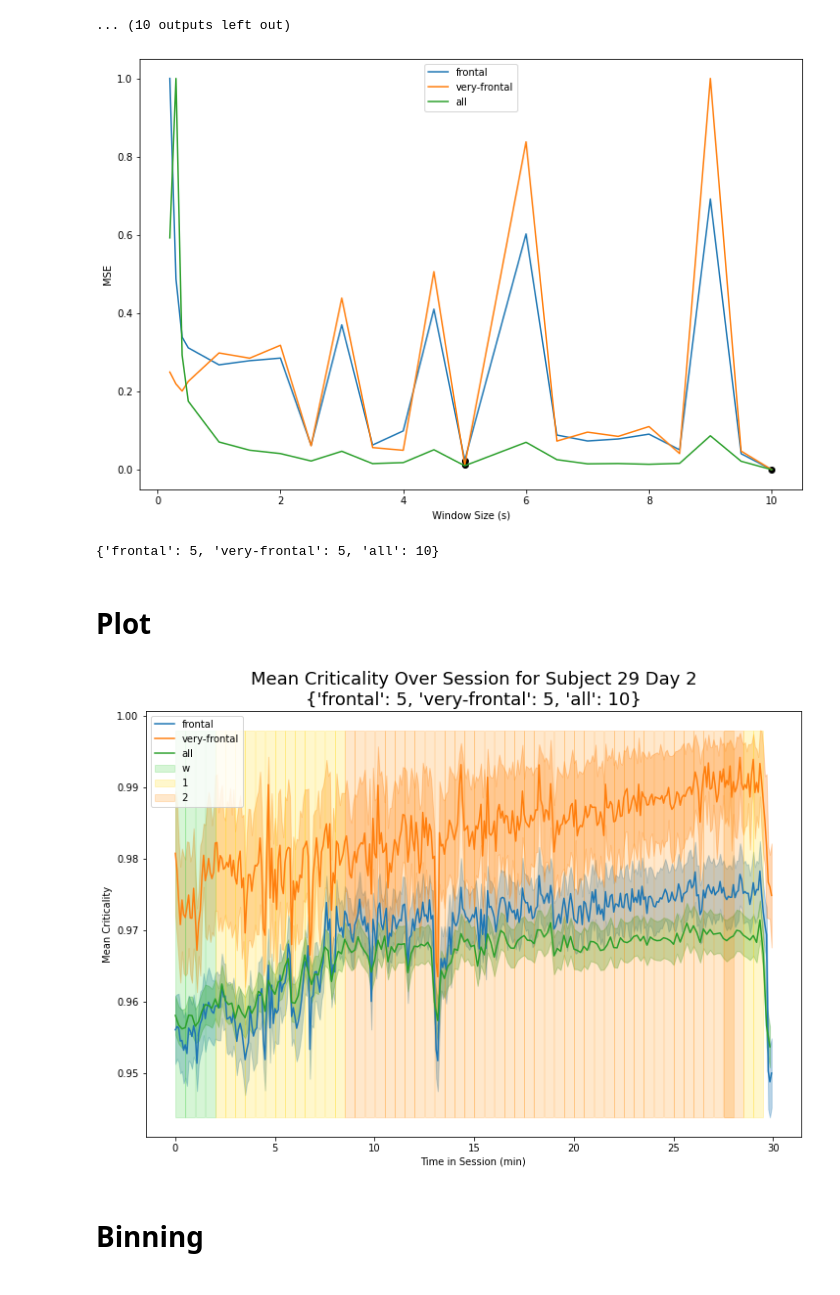
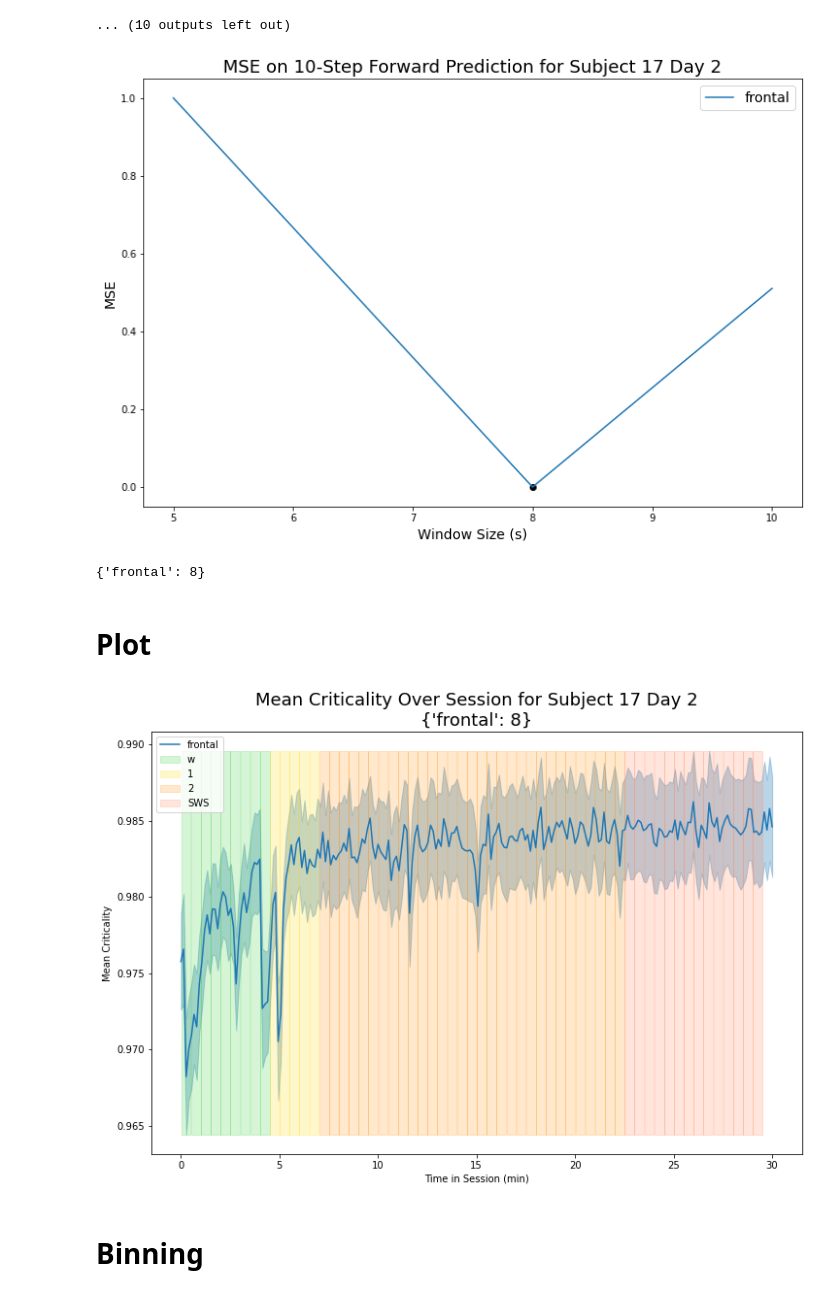
Before and after one commit to delamarifer/ChaoticDreams, a Jupyter notebook: _sandbox/2022-03-14 - Napping Data.ipynb, the cells around one changed output. Drawn from its saved outputs; the diff is of its cells as text; code cells hidden in the pictures.

```diff
--- a/_sandbox/2022-03-14 - Napping Data.ipynb
+++ b/_sandbox/2022-03-14 - Napping Data.ipynb
@@ -65,7 +67,8 @@ events = pd.read_csv(os.path.join(annotation_dir,
 sleep_stages = []
 ontime = None
 for i, row in tqdm(events.iterrows(), total=len(events)):
-    if row.Annotation != 'spindle' and row.Annotation != 'k-complex' and row.Annotation != 'spindle ':
+#     print(row.Annotation)
+    if row.Annotation != 'spindle' and row.Annotation != 'k-complex' and row.Annotation != 'spindle ' and row.Annotation != 'spindles':
         if row.Annotation.split(':')[1] == 'Markon' or row.Annotation.split(':')[1] == ' Markon':
             ontime = row.Onset
         elif row.Annotation.split(':')[1] == 'Markoff' or row.Annotation.split(':')[1] == ' Markoff':
@@ -88,11 +95,13 @@ hypnogram_df = pd.DataFrame(sleep_stages)
 # %%
 VAR_results = {}
 windows = [0.2, 0.3, 0.4, 0.5, 1, 1.5, 2, 2.5, 3, 3.5, 4, 4.5, 5, 6, 6.5, 7, 7.5, 8, 8.5, 9, 9.5, 10]
+# windows = [5, 8, 10]
 # windows = [10]
 
 # for area in ['frontal', 'posterior', 'very-frontal', 'all']:
 # for area in ['frontal', 'posterior', 'very-frontal', 'pre-frontal', 'all']:
-for area in ['frontal', 'very-frontal', 'all']:
+# for area in ['frontal', 'very-frontal', 'all']:
+for area in ['frontal']:
 # for area in ['test']:
 
     VAR_results[area] = {}
@@ -222,41 +231,42 @@ for area in VAR_results.keys():
     window_mses = [step_mse[area][window][:].mean() for window in windows]
 
     asymptotic_value = np.array(window_mses).min()
     asymptotic_ind = np.argmin(window_mses)
     for i in range(len(window_mses)):
         if window_mses[i]*pct_of_value <= asymptotic_value or i == asymptotic_ind:
             selected_windows[area] = windows[i]
             break
 
 #     plt.plot(windows, window_mses, label=area)
 #     plt.plot(selected_windows)
 
 for i, area in enumerate(step_mse.keys()):
 #     ax = axs[int(i/2), i % 2]
     mse_per_window = np.array([step_mse[area][window][:].mean() for window in windows])
     min_val = mse_per_window.min()
     max_val = mse_per_window.max()
     mse_per_window -= min_val
     mse_per_window /= max_val - min_val
     plt.plot(windows, mse_per_window, label=area)
     pt = step_mse[area][selected_windows[area]][:].mean()
     pt -= min_val
     pt /= max_val - min_val
 #         if num == 2 and area == '7b':
 #             print(mse_per_window*0.95)
 #             print(pt)
     plt.scatter(selected_windows[area], pt, color='k')
 
-plt.xlabel("Window Size (s)")
-plt.ylabel("MSE")
-plt.legend()
+plt.xlabel("Window Size (s)", fontsize=14)
+plt.ylabel("MSE", fontsize=14)
+plt.title(f"MSE on 10-Step Forward Prediction for Subject {sub} Day {day}", fontsize=18)
+plt.legend(fontsize=14)
 plt.show()
 # %% [output]
-[figure, old version]
+[figure, new version]
-# %%
-selected_windows
-# %% [output]
-{'frontal': 5, 'very-frontal': 5, 'all': 10}
+# %%
+selected_windows
+# %% [output]
+{'frontal': 8}
 # %%
 # area = 'frontal'
 # window = 0.3
@@ -312,7 +320,7 @@ plt.legend()
 plt.title(f"Mean Criticality Over Session for Subject {sub} Day {day}\n{selected_windows}", fontsize=18)
 plt.show()
 # %% [output]
-[figure, old version]
+[figure, new version]
 # %% [markdown]
 # Binning
 # %%
```
Also changed, not shown: parts of 16 cells of this notebook, 2 other files.
